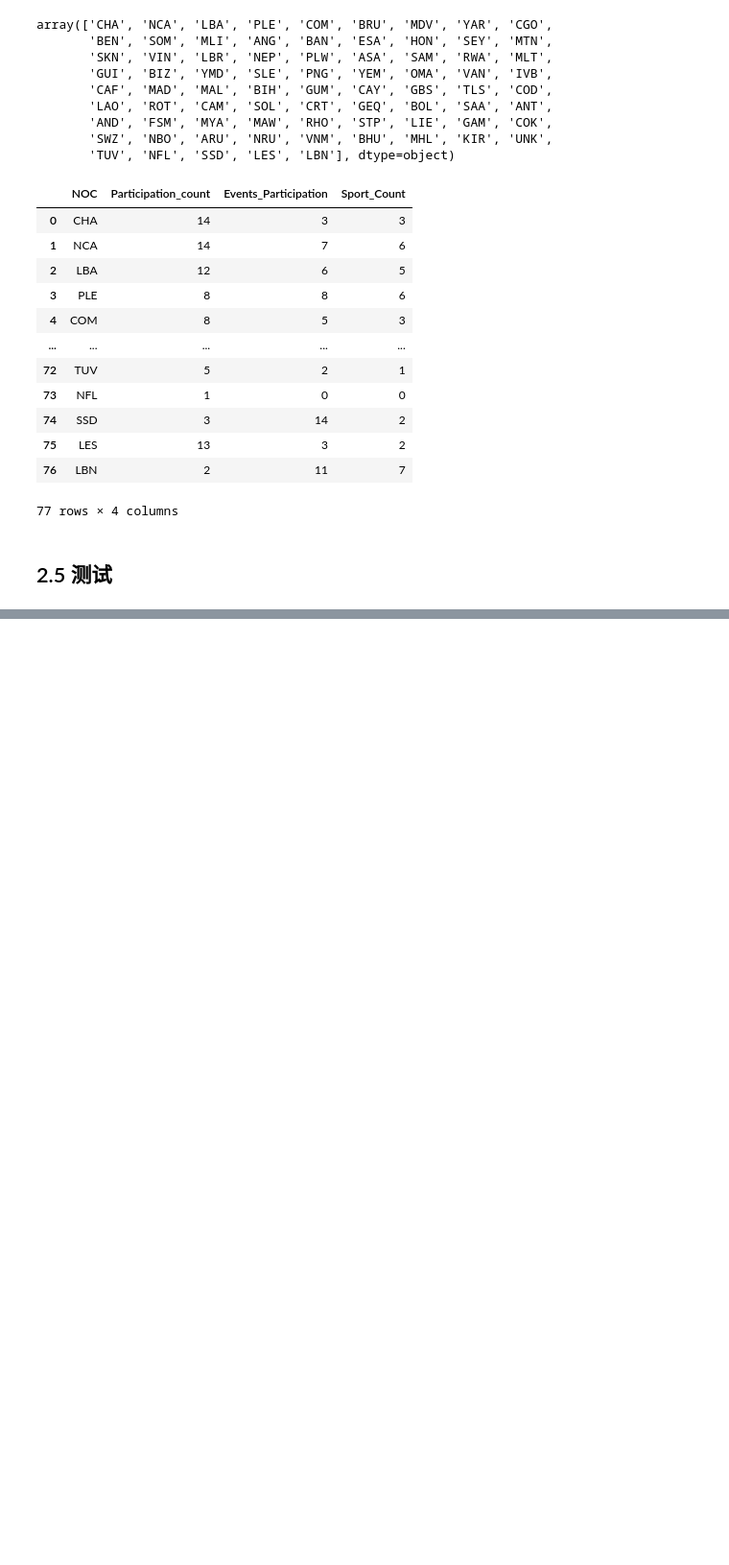
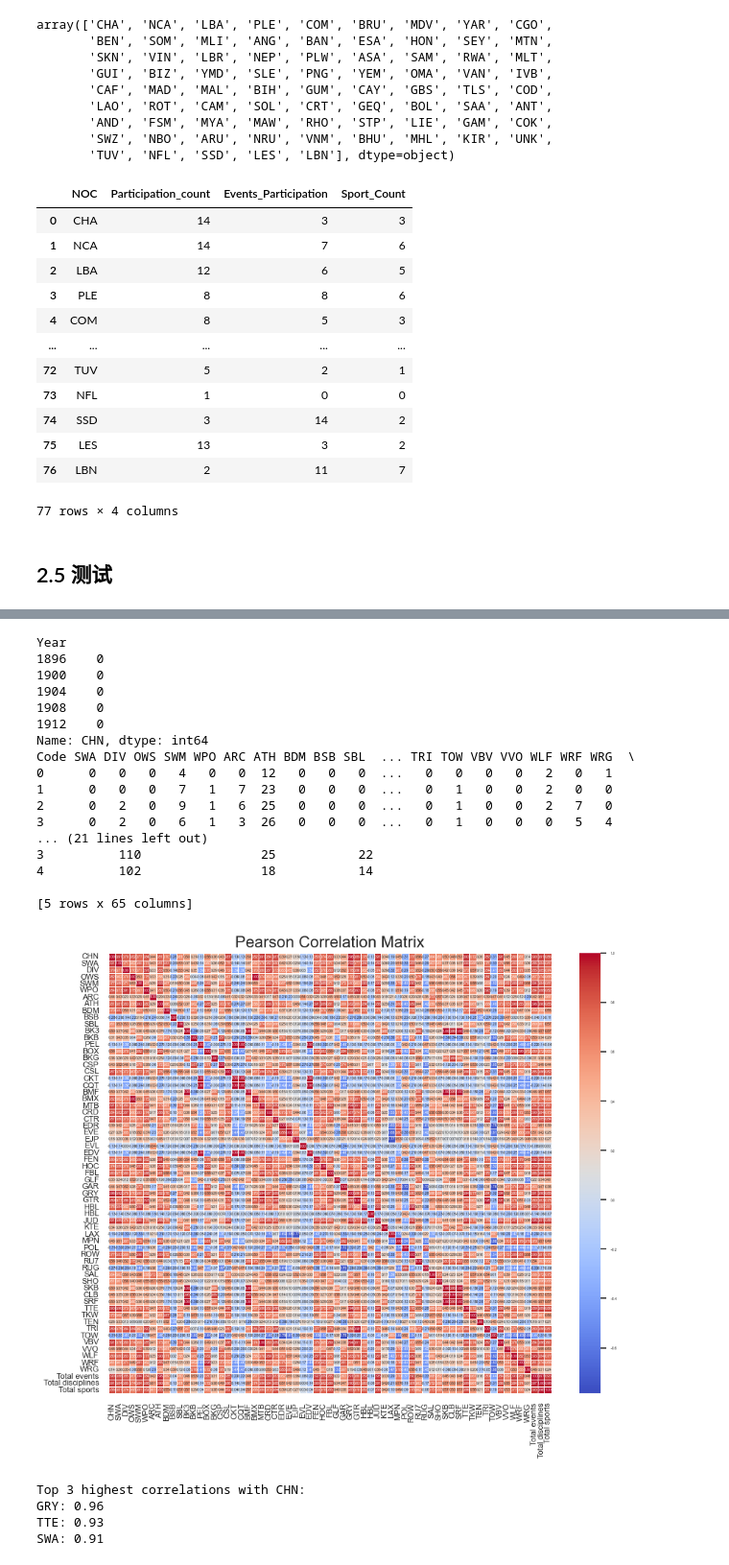
Before and after one commit to rainbowyuyu/MCM, a Jupyter notebook: model_and_code/data_processing.ipynb, the cells around one changed output, grey strips where cells are left out. Shown at 96% size. Cells and saved outputs as stored; diff of their text form; code cells hidden in the pictures; blank space fills up the shorter version.

```diff
--- a/model_and_code/data_processing.ipynb
+++ b/model_and_code/data_processing.ipynb
@@ -1585,0 +1652,80 @@ Predicted Probabilities (before ranking): [np.float64(0.03), np.float64(0.23), n
+# %%
+import pandas as pd
+import seaborn as sns
+import matplotlib.pyplot as plt
+import numpy as np
+
+NOC = 'CHN'
+
+# 假设 medals_by_year 和 done_programs_transposed 是你的 DataFrame
+
+# 确保 'CHN' 列是数值型，转换时忽略无法转换的值（设置为NaN）
+choice_column = pd.to_numeric(medals_by_year[NOC], errors='coerce')
+
+# 查看 'choice_column' 和 'done_programs_transposed' 的索引是否一致
+print(choice_column.head())
+print(done_programs_transposed.head())
+
+# 如果需要，确保 done_programs_transposed 的索引和 choice_column 对齐
+choice_column = choice_column.reset_index(drop=True)
+done_programs_transposed = done_programs_transposed.reset_index(drop=True)
+
+# 将 'CHN' 列与 done_programs_transposed 合并
+df_combined = pd.concat([choice_column, done_programs_transposed], axis=1)
+
+# 查看合并后的数据，确保没有 NaN 值
+print(df_combined.head())
+
+# 去除含有 NaN 的行
+df_combined = df_combined.dropna()
+
+# 计算皮尔逊相关系数矩阵
+correlation_matrix = df_combined.corr(method='pearson')
+
+# 设置字体大小
+sns.set(font_scale=0.3)  # 设置字体大小
+
+# 绘制热力图
+plt.figure(figsize=(10, 8))  # 设置图形大小
+sns.heatmap(correlation_matrix, annot=True, cmap='coolwarm', fmt=".2f", linewidths=0.5)
+
+# 调整字体大小
+plt.title('Pearson Correlation Matrix', fontsize=16)
+plt.xticks(fontsize=8)  # 缩小 x 轴标签字体
+plt.yticks(fontsize=8)  # 缩小 y 轴标签字体
+
+plt.show()
+
+# 找到 'CHN' 列与其他列的最大相关性
+gre_corr = correlation_matrix[NOC].drop(NOC)  # 排除 'CHN' 本身的相关性
+
+# 获取相关性最大的前5项
+top_corr = gre_corr.nlargest(3)  # 获取最大相关性前5项
+
+# 输出相关性最大的前5项
+print("Top 3 highest correlations with CHN:")
+for col, corr_value in top_corr.items():
+    print(f"{col}: {corr_value:.2f}")
+# %% [output]
+Year
+1896    0
+1900    0
+1904    0
+1908    0
+1912    0
+Name: CHN, dtype: int64
+Code SWA DIV OWS SWM WPO ARC ATH BDM BSB SBL  ... TRI TOW VBV VVO WLF WRF WRG  \
+0      0   0   0   4   0   0  12   0   0   0  ...   0   0   0   0   2   0   1
+1      0   0   0   7   1   7  23   0   0   0  ...   0   1   0   0   2   0   0
+2      0   2   0   9   1   6  25   0   0   0  ...   0   1   0   0   2   7   0
+3      0   2   0   6   1   3  26   0   0   0  ...   0   1   0   0   0   5   4
+... (21 lines left out)
+3          110                25           22
+4          102                18           14
+
+[5 rows x 65 columns]
+[figure, added]
+Top 3 highest correlations with CHN:
+GRY: 0.96
+TTE: 0.93
+SWA: 0.91
```
Also changed, not shown: parts of 5 cells of this notebook, 2 other files.
